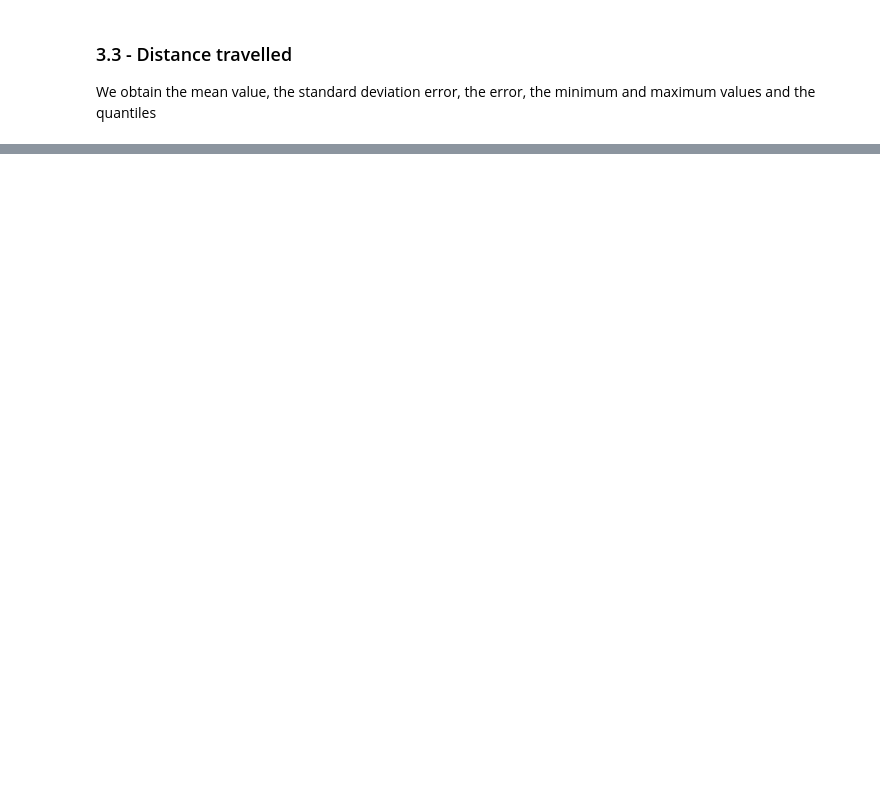
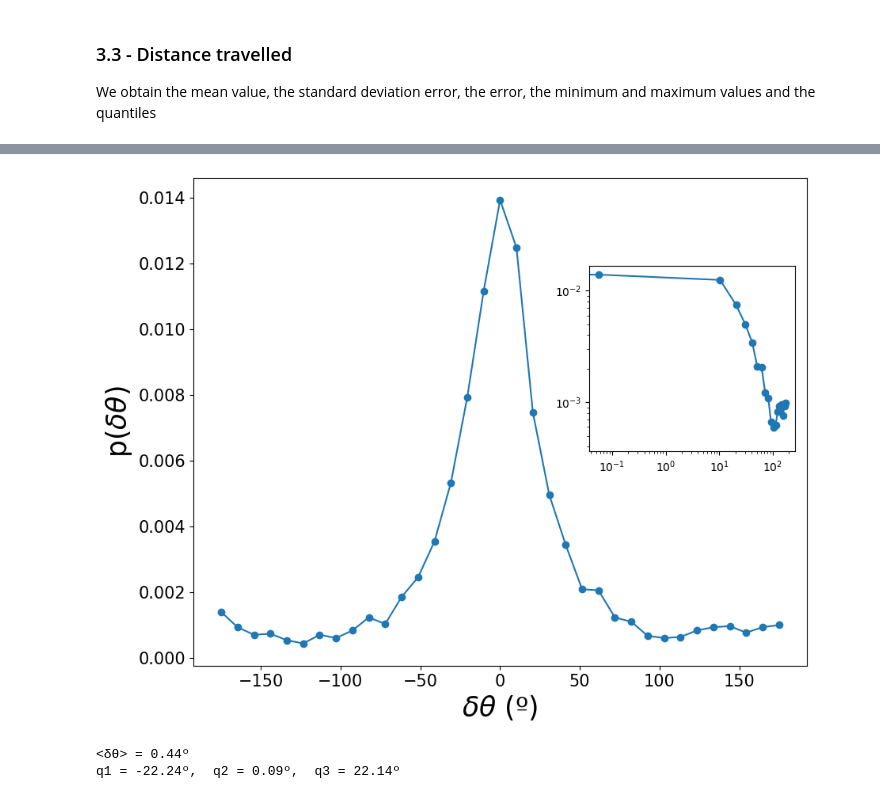
Before and after one commit to ferranlarroyaub/Pedestrian_mobility_Granollers, a Jupyter notebook: Statistics.ipynb, the cells around one changed output, grey strips where cells are left out. Cells and saved outputs as stored; diff of their text form; code cells hidden in the pictures; blank space fills up the shorter version.

```diff
--- a/Statistics.ipynb
+++ b/Statistics.ipynb
@@ -610,0 +958,28 @@ The average number of stops for group is: 18.833333333333332
+# %%
+# Create the histogram using bins of 10 degrees width
+bin_centres_reo, counts_reo = histogram(reo_all, 10)
+
+# Plot the histogram
+fig, ax = plt.subplots(figsize=(10,8))
+
+from mpl_toolkits.axes_grid1.inset_locator import inset_axes
+axins = inset_axes(ax, width="80%", height="100%", loc=1,bbox_to_anchor=(0.57,1-0.55,.42,.38), bbox_transform=ax.transAxes)
+
+ax.plot(bin_centres_reo, counts_reo, 'o-', label='reo')    #plot pdf
+axins.plot(bin_centres_reo, counts_reo, 'o-', label='reo')    #plot pdf
+
+ax.set_xlabel(r'$\delta \theta$ (º)',fontsize=25)
+ax.set_ylabel(r'p($\delta \theta$)',fontsize=25)
+axins.set_yscale('log',base=10)
+axins.set_xscale('log',base=10)
+ax.tick_params(labelsize=15)
+
+plt.show()
+
+
+print('<\u03B4\u03B8> = {:.2f}º'.format(np.mean(reo_all)))
+print('q1 = {:.2f}º,  q2 = {:.2f}º,  q3 = {:.2f}º'.format(np.quantile(reo_all,0.25),np.quantile(reo_all,0.5),np.quantile(reo_all,0.75)))
+# %% [output]
+[figure, added]
+<δθ> = 0.44º
+q1 = -22.24º,  q2 = 0.09º,  q3 = 22.14º
```
Also changed, not shown: parts of 16 cells of this notebook.
